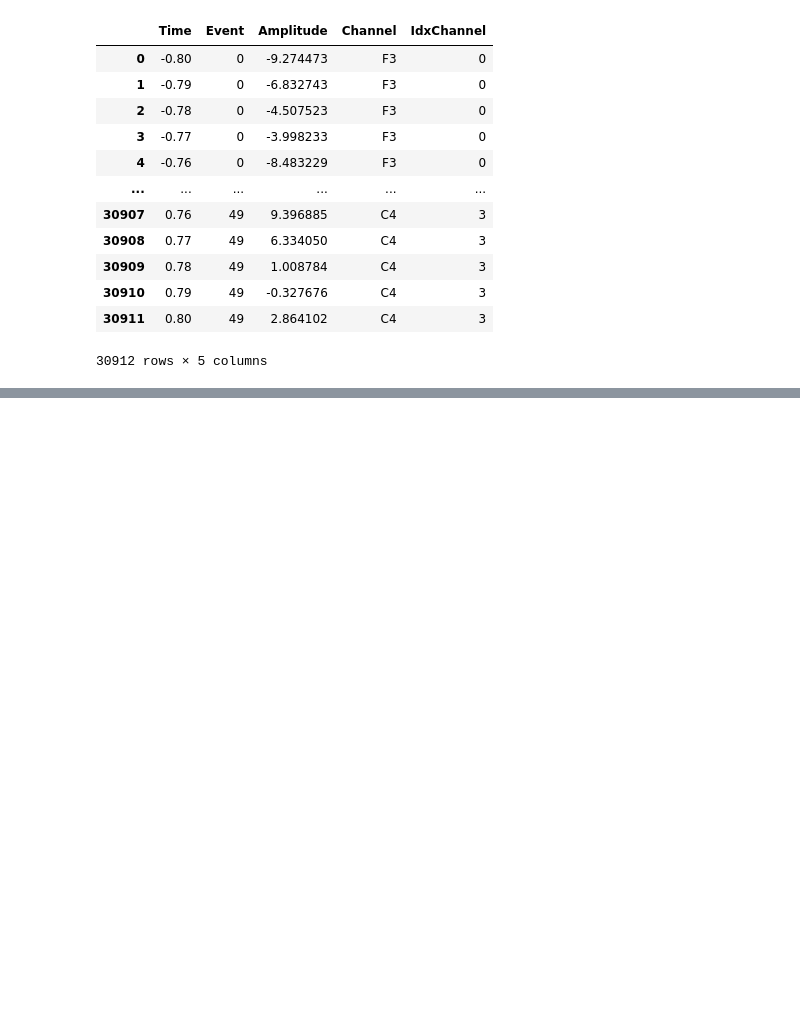
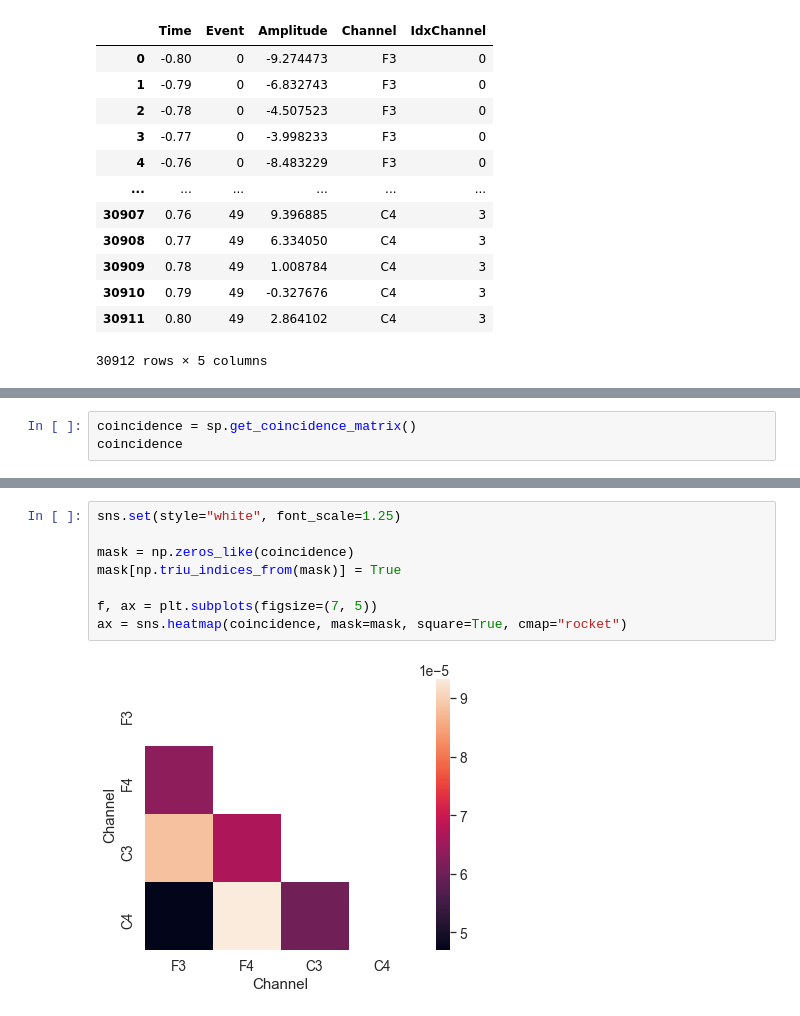
Before and after one commit to raphaelvallat/yasa, a Jupyter notebook: notebooks/02_spindles_detection_multi.ipynb, the cells around one changed output, grey strips where cells are left out. Cells and saved outputs as stored; diff of their text form; blank space fills up the shorter version.

Commit message:
Added coincidence matrix

```diff
--- a/notebooks/02_spindles_detection_multi.ipynb
+++ b/notebooks/02_spindles_detection_multi.ipynb
@@ -244,0 +268,3 @@ interactive(children=(IntSlider(value=0, description='Epoch:', layout=Layout(ali
+# %%
+coincidence = sp.get_coincidence_matrix()
+coincidence
@@ -244,0 +278,10 @@ interactive(children=(IntSlider(value=0, description='Epoch:', layout=Layout(ali
+# %%
+sns.set(style="white", font_scale=1.25)
+
+mask = np.zeros_like(coincidence)
+mask[np.triu_indices_from(mask)] = True
+
+f, ax = plt.subplots(figsize=(7, 5))
+ax = sns.heatmap(coincidence, mask=mask, square=True, cmap="rocket")
+# %% [output]
+[figure, added]
```
Also changed, not shown: parts of 10 cells of this notebook, 11 other files.
